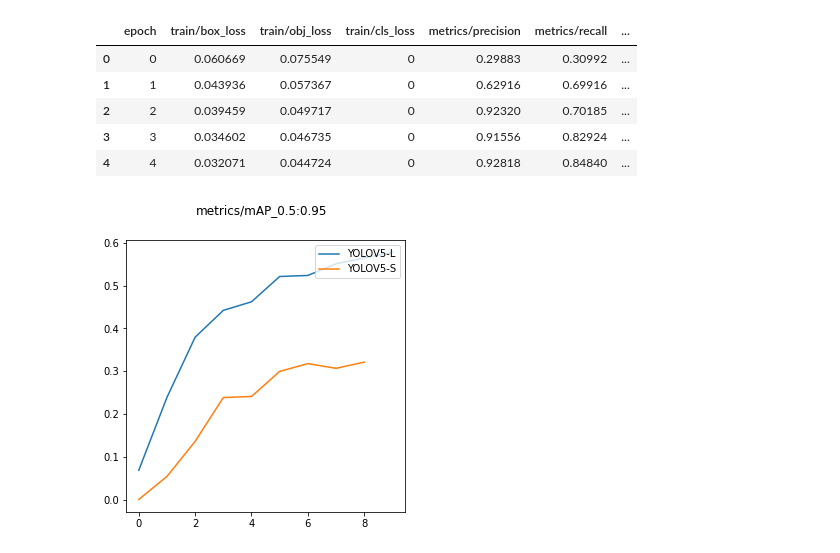
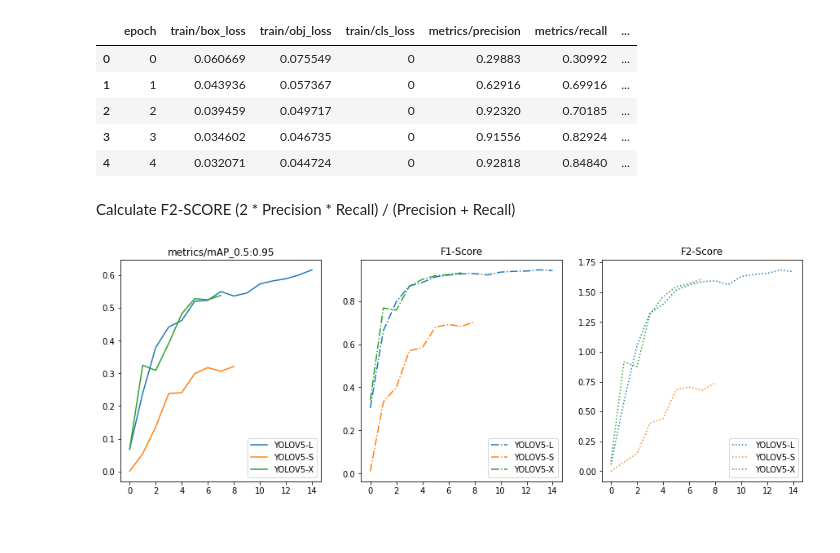
Before and after one commit to MarcB77/Great_Barrier_Reef, a Jupyter notebook: plot_metric_results.ipynb, the cells around one changed output. Saved outputs shown, nothing was run; the diff lists cells and outputs as text; code cells hidden in the pictures.

Commit message:
f1-score and f2 score plots

```diff
--- a/plot_metric_results.ipynb
+++ b/plot_metric_results.ipynb
@@ -5,6 +5,7 @@ import numpy as np
 # %%
 df_model_L = pd.read_csv('./RESULTS training/results L.csv')
 df_model_S = pd.read_csv('./RESULTS training/results S.csv')
+df_model_X = pd.read_csv('./RESULTS training/results X.csv')
 
 df_model_L.head()
 # %% [output]
@@ -17,15 +18,49 @@ df_model_L.head()
 # %%
 df_model_L.rename(columns={'               epoch': 'epoch'}, inplace=True)
 df_model_S.rename(columns={'               epoch': 'epoch'}, inplace=True)
+df_model_X.rename(columns={'               epoch': 'epoch'}, inplace=True)
 
 #print(df_model_L.columns)
+# %% [markdown]
+Calculate F2-SCORE
+(2 * Precision * Recall) / (Precision + Recall)
+# %%
+df_model_L["F1 SCORE"]=(2*df_model_L["   metrics/precision"] * df_model_L["      metrics/recall"]) / (df_model_L["   metrics/precision"] + df_model_L["      metrics/recall"])
+df_model_S["F1 SCORE"]=(2*df_model_S["   metrics/precision"] * df_model_S["      metrics/recall"]) / (df_model_S["   metrics/precision"] + df_model_S["      metrics/recall"])
+df_model_X["F1 SCORE"]=(2*df_model_X["   metrics/precision"] * df_model_X["      metrics/recall"]) / (df_model_X["   metrics/precision"] + df_model_X["      metrics/recall"])
+
+df_model_L["F2 SCORE"]= (1+(2)**2) * (df_model_L["   metrics/precision"] * df_model_L["      metrics/recall"]) / (1+(2)**2) * (df_model_L["   metrics/precision"] + df_model_L["      metrics/recall"])
+df_model_S["F2 SCORE"]= (1+(2)**2) * (df_model_S["   metrics/precision"] * df_model_S["      metrics/recall"]) / (1+(2)**2) * (df_model_S["   metrics/precision"] + df_model_S["      metrics/recall"])
+df_model_X["F2 SCORE"]= (1+(2)**2) * (df_model_X["   metrics/precision"] * df_model_X["      metrics/recall"]) / (1+(2)**2) * (df_model_X["   metrics/precision"] + df_model_X["      metrics/recall"])
+
+#df_model_S.head()
+#df_model_L.head()
 # %%
-fig, axs = plt.subplots(figsize=(5, 5))
-fig.suptitle('metrics/mAP_0.5:0.95')
+fig, (axs, axs1, axs2) = plt.subplots(1,3,figsize=(15, 5))
+
+#fig.suptitle('metrics/mAP_0.5:0.95')
+# mean average precision plot
 axs.plot(df_model_L["epoch"], df_model_L["metrics/mAP_0.5:0.95"])
 axs.plot(df_model_S["epoch"], df_model_S["metrics/mAP_0.5:0.95"])
-axs.legend(["YOLOV5-L","YOLOV5-S"],loc="upper right")
+axs.plot(df_model_X["epoch"], df_model_X["metrics/mAP_0.5:0.95"])
+axs.set_title('metrics/mAP_0.5:0.95')
+axs.legend(["YOLOV5-L","YOLOV5-S","YOLOV5-X"],loc="lower right")
+
+# f1 score plot
+axs1.plot(df_model_L["epoch"], df_model_L["F1 SCORE"], linestyle='dashdot')
+axs1.plot(df_model_S["epoch"], df_model_S["F1 SCORE"], linestyle='dashdot')
+axs1.plot(df_model_X["epoch"], df_model_X["F1 SCORE"], linestyle='dashdot')
+axs1.set_title("F1-Score")
+axs1.legend(["YOLOV5-L","YOLOV5-S","YOLOV5-X"],loc="lower right")
+
+# f2 score plot
+axs2.plot(df_model_L["epoch"], df_model_L["F2 SCORE"], linestyle='dotted')
+axs2.plot(df_model_S["epoch"], df_model_S["F2 SCORE"], linestyle='dotted')
+axs2.plot(df_model_X["epoch"], df_model_X["F2 SCORE"], linestyle='dotted')
+axs2.set_title("F2-Score")
+axs2.legend(["YOLOV5-L","YOLOV5-S","YOLOV5-X"],loc="lower right")
+
 x=df_model_L["epoch"]
 #axs.set_xticks(np.arange(min(x), max(x)+1, 1))
 # %% [output]
-[figure, old version]
+[figure, new version]
```
Also changed, not shown: 4 other files.
